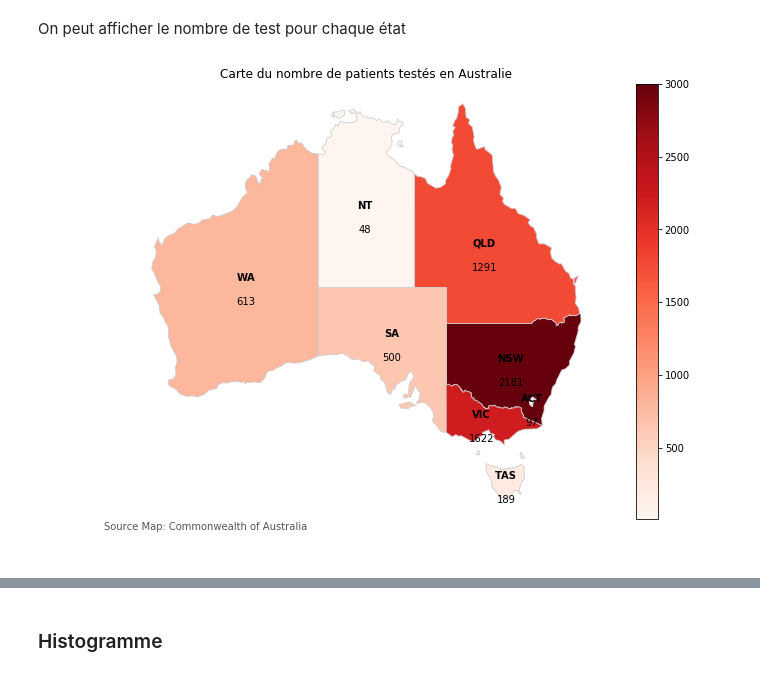
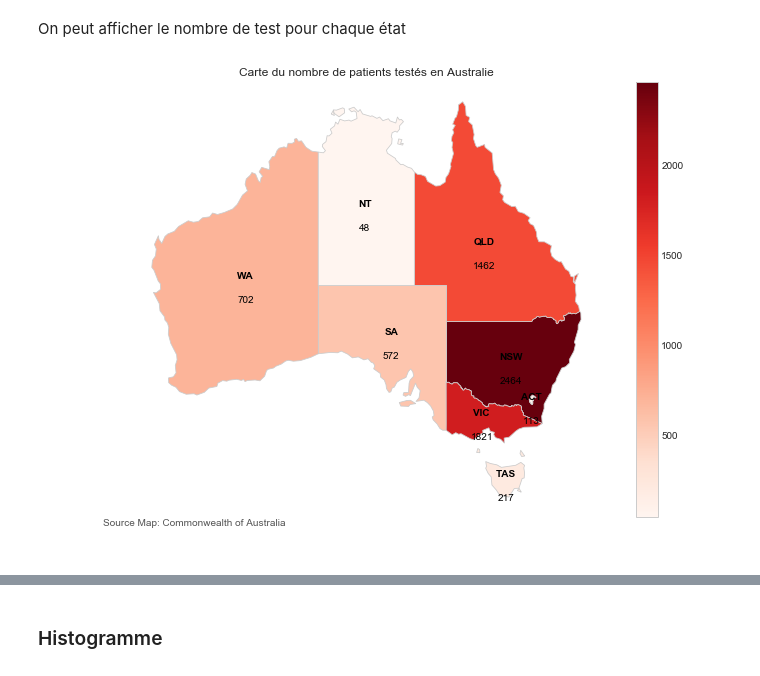
Before and after one commit to titigmr/Test-INRIA-APHP, a Jupyter notebook: data_analysis.ipynb, the cells around one changed output, grey strips where cells are left out. Drawn from its saved outputs; the diff is of its cells as text; code cells hidden in the pictures.

```diff
--- a/data_analysis.ipynb
+++ b/data_analysis.ipynb
@@ -132,5 +151,6 @@ Pour les **codes postaux** :
 # %%
 df["postcode"] = df.postcode.fillna(0)
+df["postcode"] = df.replace(str_post)
 df["postcode"] = df.postcode.astype(int)
 # %% [markdown]
 Comme précédemment, les états et les code postaux ne correspondent pas pour tous les patients. On applique donc la fonction que nous avons utilisé pour connaître la cohérence de chacune et appliquer une valeur `None` si les deux informations ne concordent pas.
@@ -143,12 +163,2 @@ On peut vérifier le nombre d'incohérence entre états et code postaux (5833) s
-# %%
-def match_state(s, p):
-    if s is None:
-        return p
-    elif p is None:
-        return s
-    elif (s == p):
-        return s
-    else:
-        return None
 # %%
-z = df.apply(lambda x : match_state(x["state_by_pc"], x["state"]), axis=1)
+df["state_verif"] = df.apply(lambda x : match_state(x["state_by_pc"], x["state"]), axis=1)
@@ -163,6 +169,10 @@ df.shape[0] - sum(df.state_by_pc == df.state)
 # %% [markdown]
 ### Sélection des variables
 # %%
-df = df[['pcr', 'gender', 'state', 'age_group', 'age','age_estimated']]
+df = df[['pcr', 'gender',
+         'age_group', 'age','age_estimated',
+         'state_verif']]
+df = df.rename(columns={"state_verif":'state'})
+
 df.head()
 # %% [output]
@@ -187,11 +197,11 @@ On peut afficher le nombre de test pour chaque état
 # %%
 pcr_count = df.groupby('state').count().pcr
 pcr_data = map_df.merge(pcr_count, on='state')
 
 plot_map(pcr_data, 'pcr', cmap='Reds',
          color_font="black", size_fig=(12,8),
-        title='Carte du nombre de patients testés en Australie')
+        title='Carte du nombre de patients testés en Australie', vminmax=(pcr_count.min(), pcr_count.max()))
 # %% [output]
-[figure, old version]
+[figure, new version]
 # %%
 pourc_pos = np.round(df[df.pcr == 'P'].groupby('state').count().pcr \
```
Also changed, not shown: parts of 22 cells of this notebook, 12 other files.
